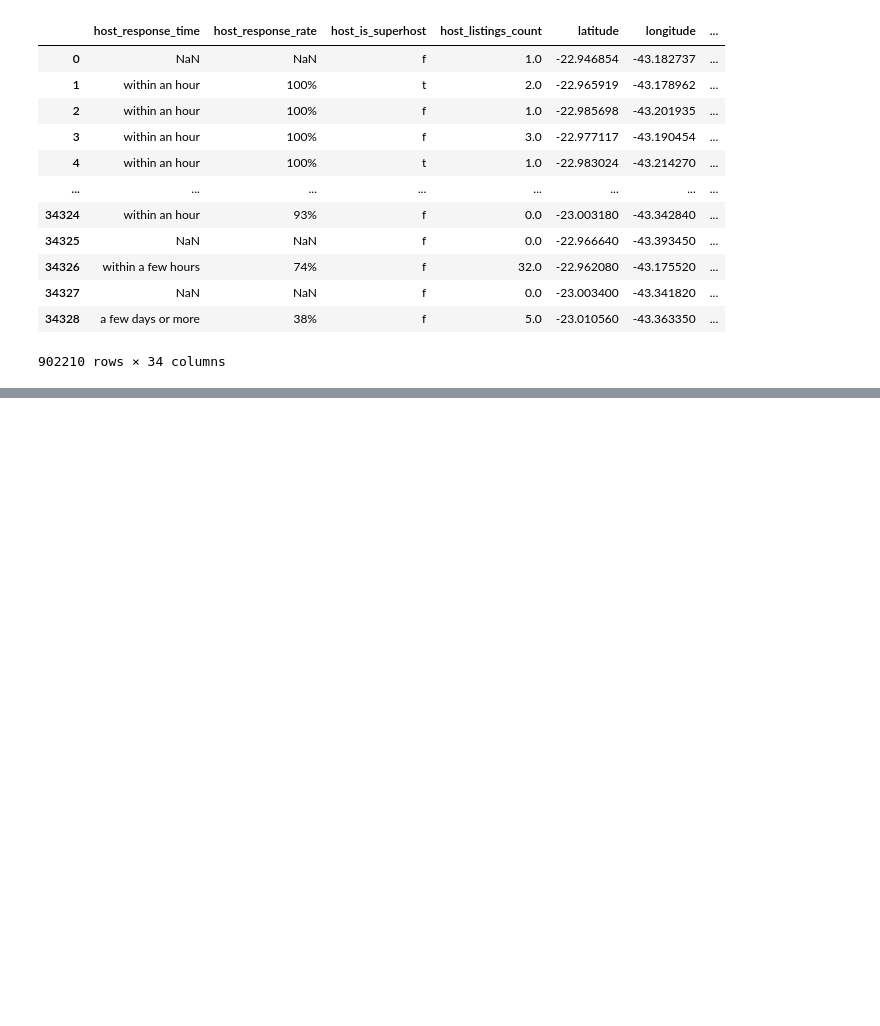
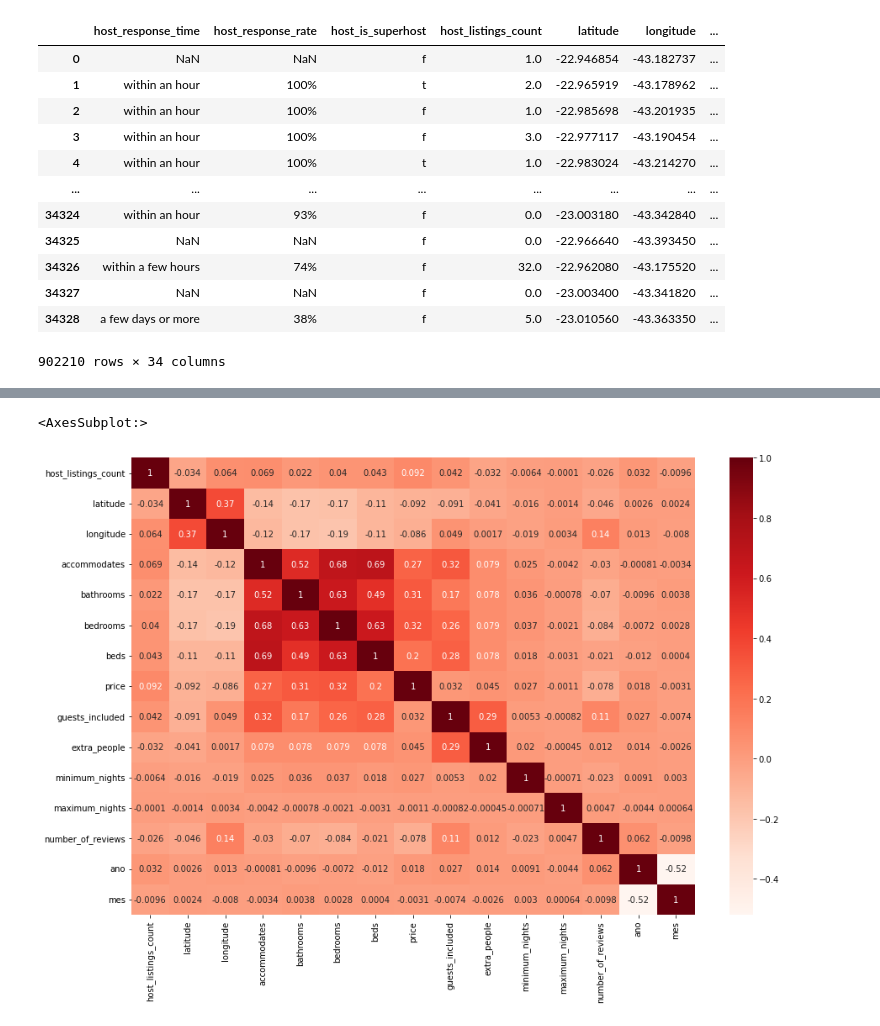
Before and after one commit to AlbertoFAraujo/Py_ML_Airbnb_RJ, a Jupyter notebook: DataScience-Airbnb.ipynb, the cells around one changed output, grey strips where cells are left out. Cells and saved outputs as stored; diff of their text form; code cells hidden in the pictures; blank space fills up the shorter version.

Commit message:
Finalização limpeza de dados
Finalização de valores IS NULL;
Verificação de correlação entre variáveis

```diff
--- a/DataScience-Airbnb.ipynb
+++ b/DataScience-Airbnb.ipynb
@@ -125,0 +151,10 @@ display(base_airbnb)
+# %%
+# Não manteremos as colunas com valores superiores a 300000.
+
+# O loop percorre todas as colunas e conta a quantidade de Nan, se for superior a 300k a coluna é removida da base
+for coluna in base_airbnb.columns:
+    if base_airbnb[coluna].isnull().sum() > 300000:
+        base_airbnb = base_airbnb.drop(coluna, axis=1)
+
+print(base_airbnb.isnull().sum(),'\n')
+print(base_airbnb.shape)
@@ -125,0 +179,6 @@ display(base_airbnb)
+# %%
+# Realizaremos a exclusão das linhas Nan, pois a relação entre a quantidade e o total da base é considerável e não irá influenciar
+
+base_airbnb = base_airbnb.dropna()
+print(base_airbnb.isnull().sum())
+print(base_airbnb.shape)
@@ -125,0 +225,14 @@ display(base_airbnb)
+# %%
+# Alterando os tipos de dados
+
+#price > object > float32
+base_airbnb['price'] = base_airbnb['price'].replace('$', '')
+base_airbnb['price'] = base_airbnb['price'].replace(',', '')
+base_airbnb['price'] = base_airbnb['price'].astype(np.float32, copy=False)
+
+#extra_people > object > float32
+base_airbnb['extra_people'] = base_airbnb['extra_people'].replace('$', '')
+base_airbnb['extra_people'] = base_airbnb['extra_people'].replace(',', '')
+base_airbnb['extra_people'] = base_airbnb['extra_people'].astype(np.float32, copy=False)
+
+print(base_airbnb.dtypes)
@@ -125,0 +257,9 @@ display(base_airbnb)
+# %%
+# Definir tamanho do gráfico
+plt.figure(figsize=(15,10))
+
+# Plotagem
+sns.heatmap(base_airbnb.corr(), annot=True, cmap='Reds')
+# %% [output]
+<AxesSubplot:>
+[figure, added]
```
Also changed, not shown: parts of 6 cells of this notebook.
